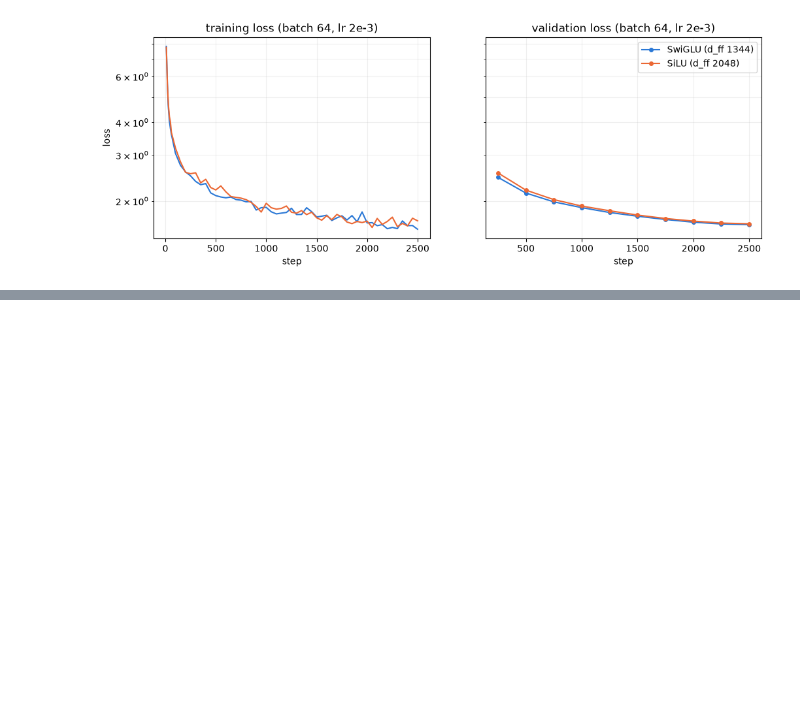
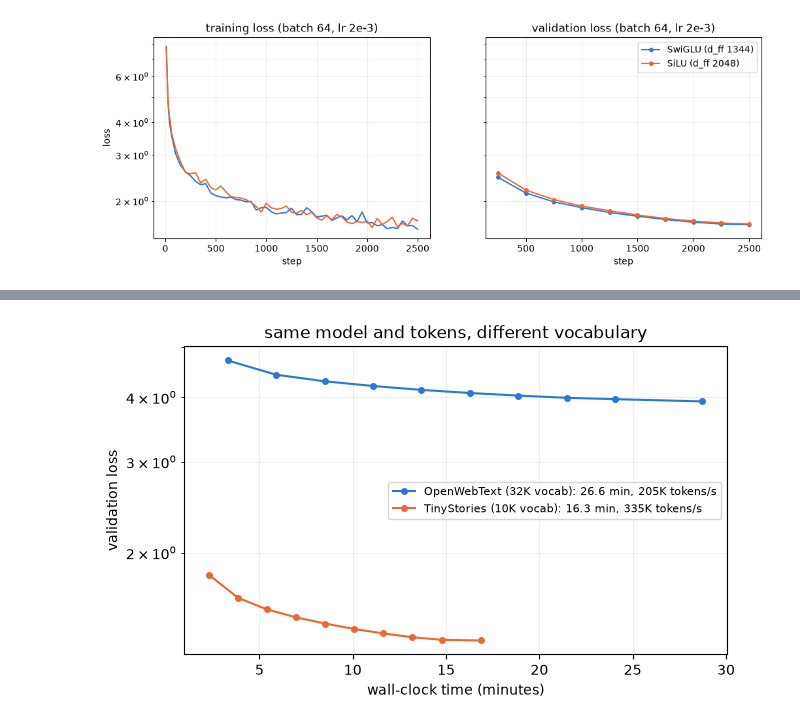
Before and after one commit to pjurczen/cs336-assignment1-basics, a Jupyter notebook: notebooks/metrics_plot.ipynb, the cells around one changed output, grey strips where cells are left out. Cells and saved outputs as stored; diff of their text form; code cells hidden in the pictures; blank space fills up the shorter version.

```diff
--- a/notebooks/metrics_plot.ipynb
+++ b/notebooks/metrics_plot.ipynb
@@ -532,0 +610,36 @@ plt.show()
+# %%
+# Validation loss against wall-clock time, same model and ~328M-token budget (A100).
+# Time counts from the start of training: torch.compile and periodic validation included, job startup excluded.
+import json
+
+import matplotlib.pyplot as plt
+import pandas as pd
+
+runs_dir = "../runs/a100"
+time_runs = [
+    ("owt-a100-128b-328m", "OpenWebText (32K vocab)", "#2a78d6"),
+    ("tinystories-a100-256b-328m", "TinyStories (10K vocab)", "#eb6834"),
+]
+
+fig, ax = plt.subplots(figsize=(7, 4))
+for run_name, label, color in time_runs:
+    with open(f"{runs_dir}/{run_name}/config.json") as f:
+        config = json.load(f)
+    df = pd.read_json(f"{runs_dir}/{run_name}/metrics.jsonl", lines=True)
+    train = df[df["train_loss"].notna()]
+    val = df[df["val_loss"].notna()]
+    tokens_per_second = train["step"].iloc[-1] * config["batch_size"] * config["model_context_length"] / train["time"].iloc[-1]
+    ax.plot(val["time"] / 60, val["val_loss"], color=color, linewidth=1.5, marker="o", markersize=4,
+            label=f"{label}: {train['time'].iloc[-1] / 60:.1f} min, {tokens_per_second / 1e3:.0f}K tokens/s")
+
+ax.set_yscale("log")
+ax.set_xlabel("wall-clock time (minutes)")
+ax.set_ylabel("validation loss")
+ax.set_title("same model and tokens, different vocabulary")
+ax.grid(True, which="both", alpha=0.2)
+ax.legend(fontsize=8)
+
+fig.savefig("../figures/owt_vs_tinystories_time.png", dpi=150, bbox_inches="tight")
+plt.show()
+# %% [output]
+[figure, added]
```
Also changed, not shown: parts of 2 cells of this notebook, 3 other files.
